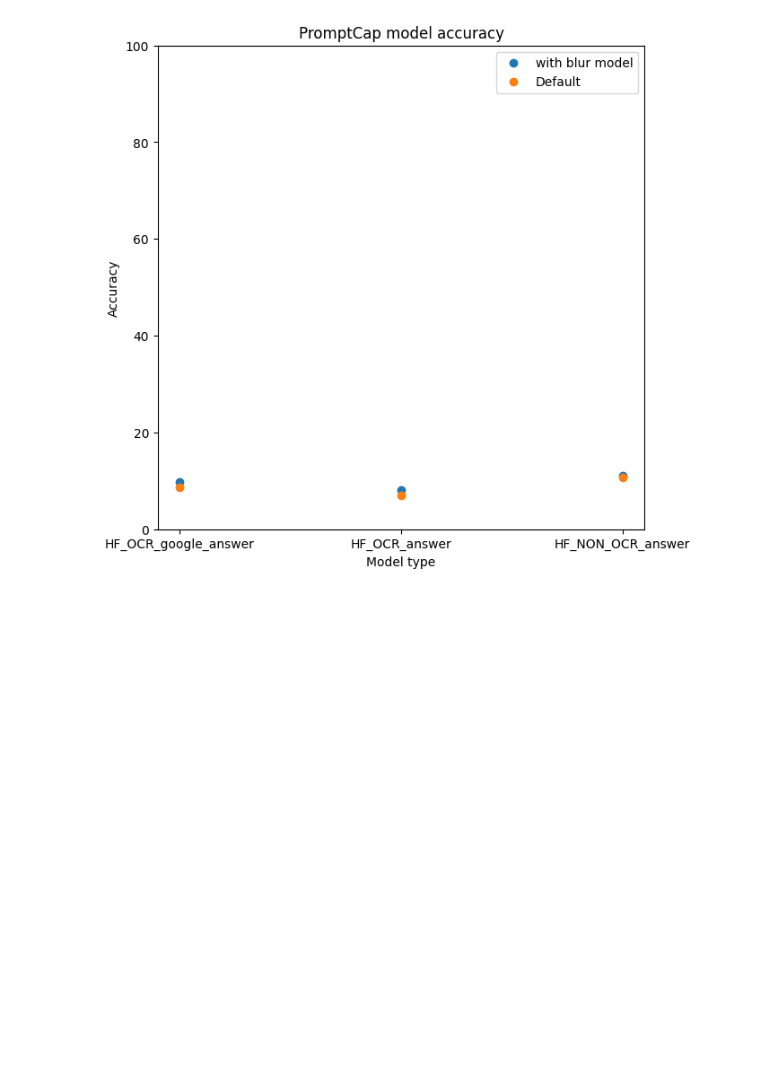
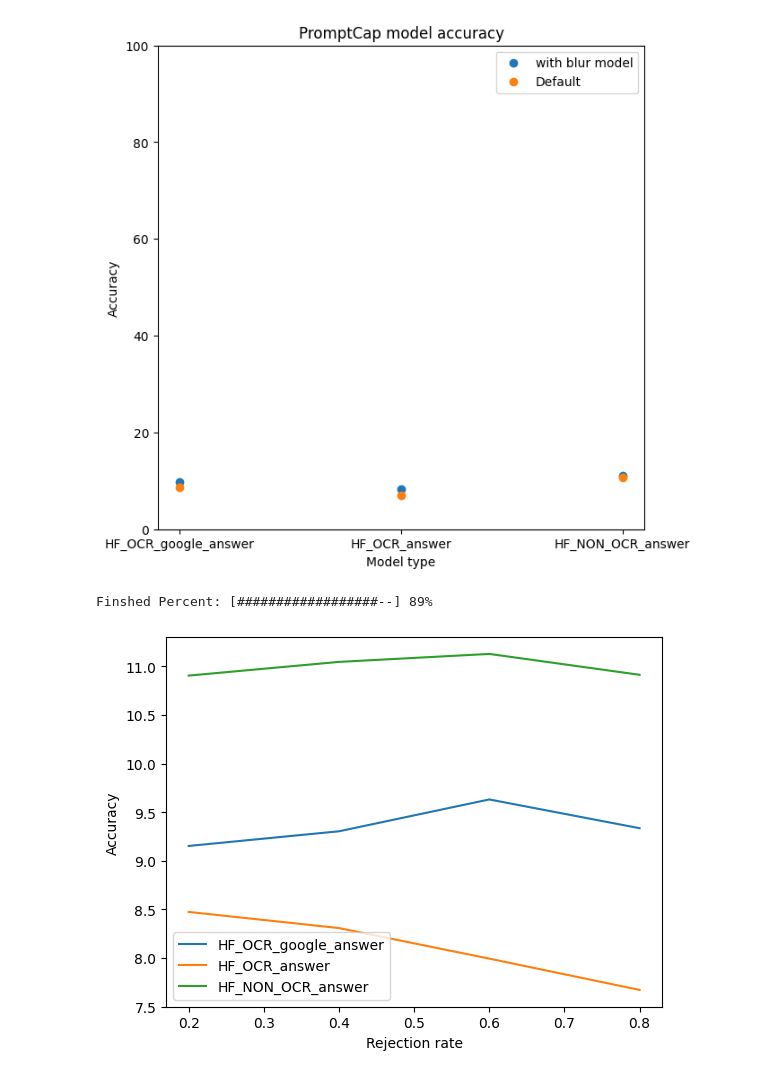
Before and after one commit to arcb01/GED-TFG, a Jupyter notebook: src/vqa_accuracy.ipynb, the cells around one changed output. Drawn from its saved outputs; the diff is of its cells as text; code cells hidden in the pictures; blank space fills up the shorter version.

Commit message:
model with bce

```diff
--- a/src/vqa_accuracy.ipynb
+++ b/src/vqa_accuracy.ipynb
@@ -322,9 +305,0 @@ def evaluate_acc_promptcap_blur(model_output_data, model_type, model_params):
-# %%
-model_params = (model, device)
-blur_results = []
-
-for typ in model_types:
-    res = evaluate_acc_promptcap_blur(model_output_data, typ, model_params)
-    acc = (sum(res) / len(res)) * 100
-    blur_results.append((typ, acc)
-    print(f"--> {typ}: {acc:.4f}%")
@@ -334,0 +306,9 @@ Finshed Percent: [#########-----------] 46% --> HF_NON_OCR_answer: 11.1111%
+# %%
+blur_results = []
+filtered_data = get_clear_images(model_output_data, model_params)
+
+for typ in model_types:
+    res = evaluate_acc_promptcap(filtered_data, typ)
+    acc = (sum(res) / len(res)) * 100
+    blur_results.append((typ, acc))
+    print(f"--> {typ}: {acc:.4f}%")
@@ -346,3 +330,32 @@ plt.legend()
 plt.show()
 # %% [output]
 [figure]
+# %%
+results = []
+rej_rate = [0.2, 0.4, 0.6, 0.8]
+data = {"model_type": [],
+      "rej_rate" : [],
+      "acc": []}
+
+for thr in rej_rate:
+    filtered_data = get_clear_images(model_output_data, (model, device, thr))
+    for typ in model_types:
+        res = evaluate_acc_promptcap(filtered_data, typ)
+        acc = (sum(res) / len(res)) * 100
+        data["model_type"].append(typ)
+        data["acc"].append(acc)
+        data["rej_rate"].append(thr)
+# %% [output]
+Finshed Percent: [##################--] 89%
+# %%
+df = pd.DataFrame.from_dict(data)
+
+for typ in model_types:
+    plt.plot(df[df["model_type"] == typ]["rej_rate"].tolist(),
+            df[df["model_type"] == typ]["acc"].tolist(), label=typ)
+    plt.legend()
+    plt.xlabel("Rejection rate")
+    plt.ylabel("Accuracy")
+plt.show()
+# %% [output]
+[figure, added]
```
Also changed, not shown: parts of 9 cells of this notebook, 3 other files.
